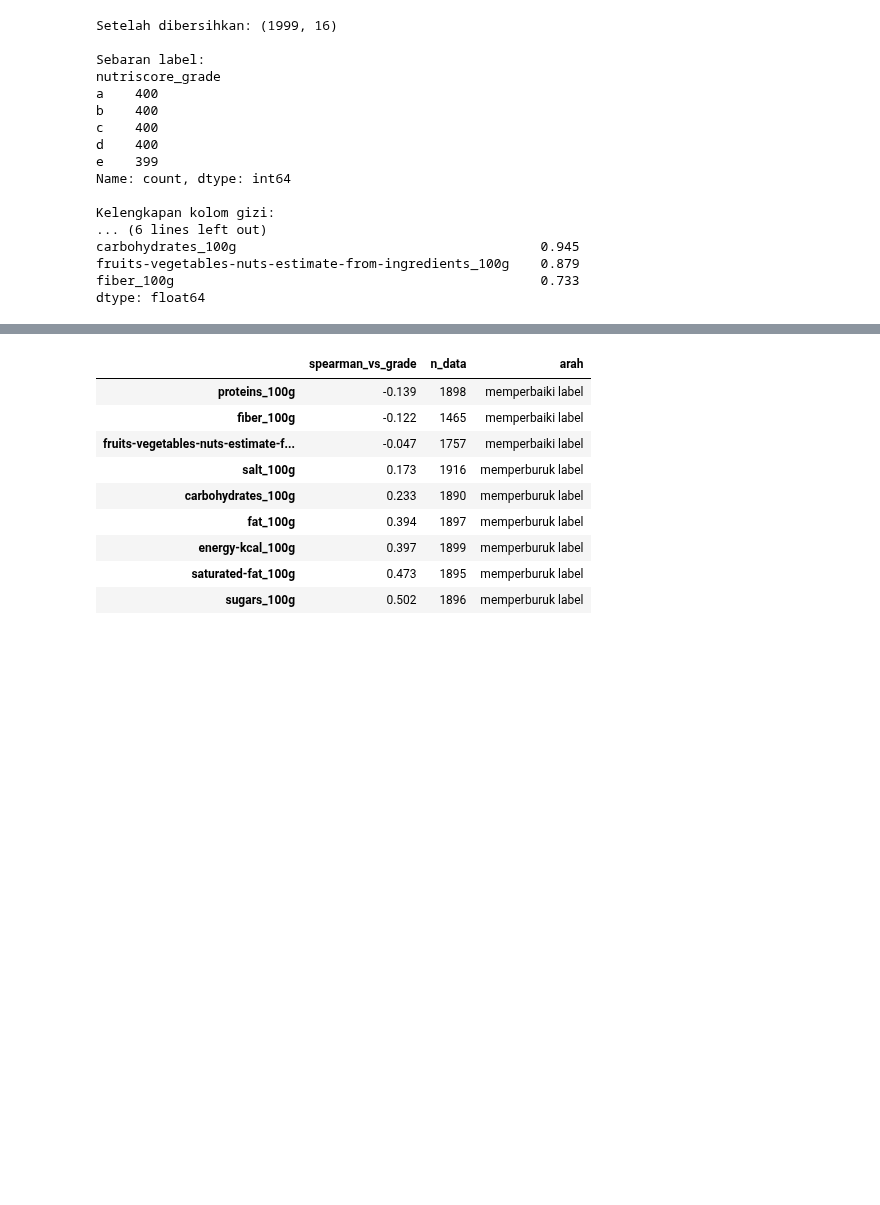
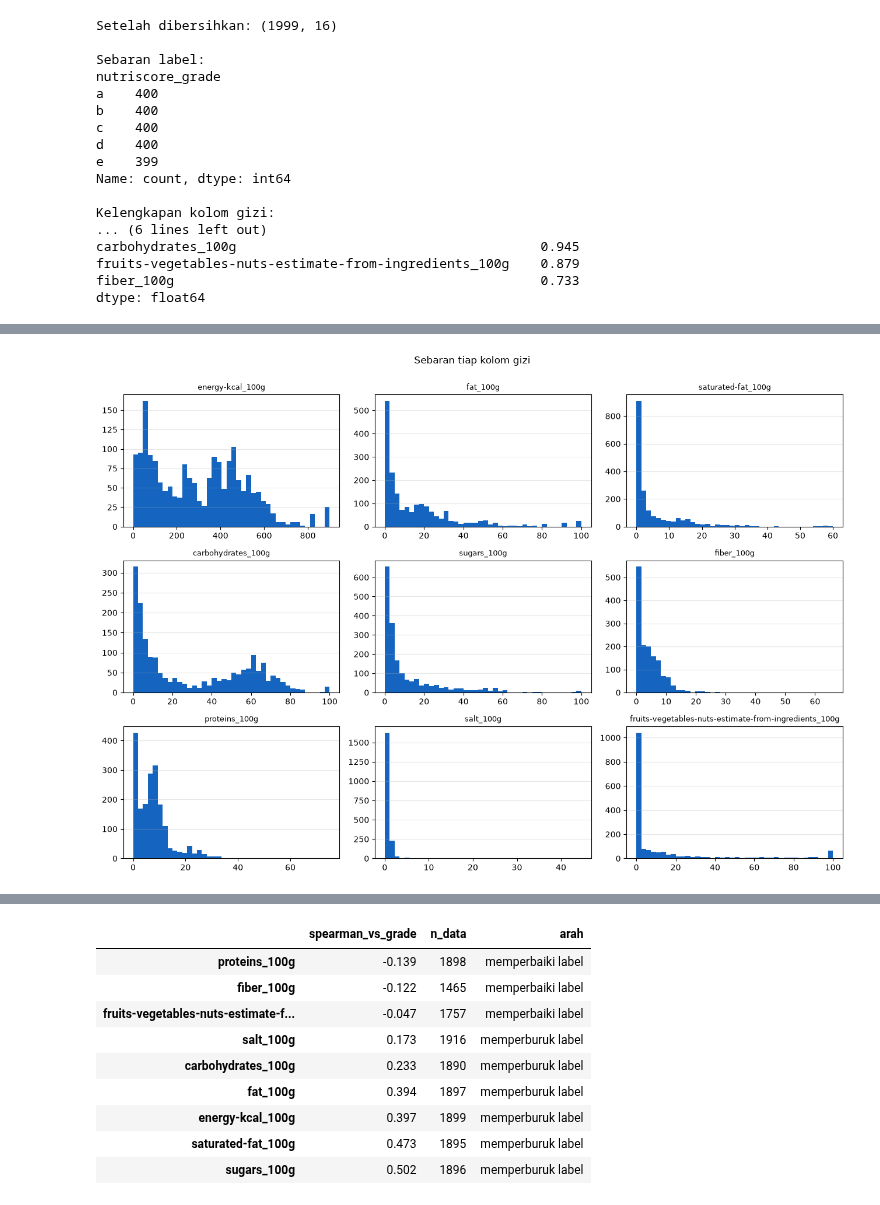
Before and after one commit to AIEngCourses/dm, a Jupyter notebook: week2/praktikum1/5054251024_Muhammad-Irzam-Hafis-Fabiansyah_Tugas_EDA.ipynb, the cells around one changed output, grey strips where cells are left out. Cells and saved outputs as stored; diff of their text form; code cells hidden in the pictures; blank space fills up the shorter version.

```diff
--- a/week2/praktikum1/5054251024_Muhammad-Irzam-Hafis-Fabiansyah_Tugas_EDA.ipynb
+++ b/week2/praktikum1/5054251024_Muhammad-Irzam-Hafis-Fabiansyah_Tugas_EDA.ipynb
@@ -111,0 +299,11 @@ df[NUTRIENTS].describe().T.round(2)
+# %%
+fig, axes = plt.subplots(3, 3, figsize=(13, 9))
+for ax, kolom in zip(axes.flat, NUTRIENTS):
+    ax.hist(df[kolom].dropna(), bins=40, color="#1565c0")
+    ax.set_title(kolom, fontsize=9)
+    ax.grid(axis="y", alpha=0.3)
+fig.suptitle("Sebaran tiap kolom gizi", y=1.0)
+fig.tight_layout()
+plt.show()
+# %% [output]
+[figure, added]
```
Also changed, not shown: parts of 25 cells of this notebook, 1 other file.
